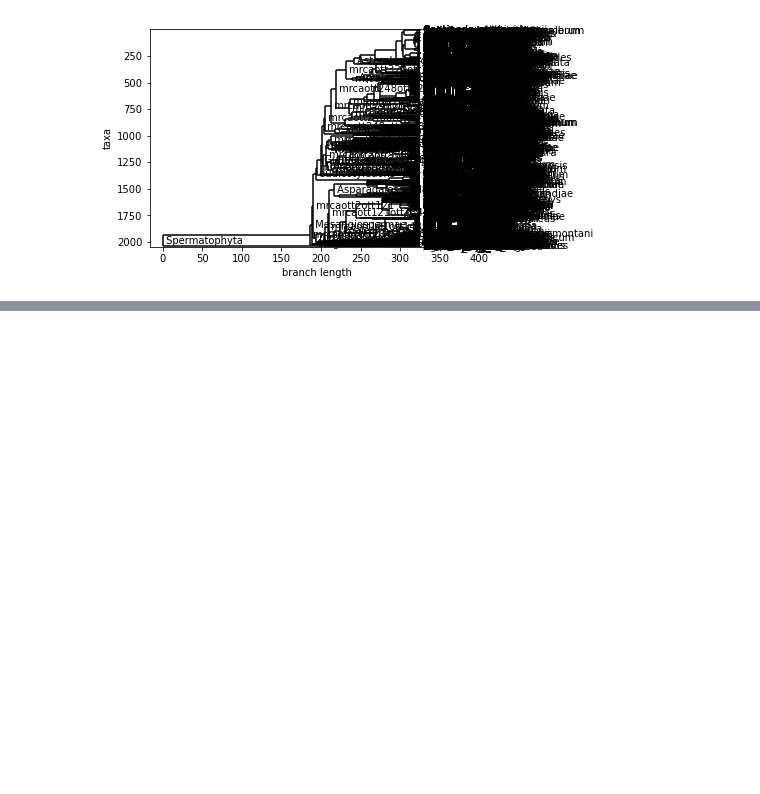
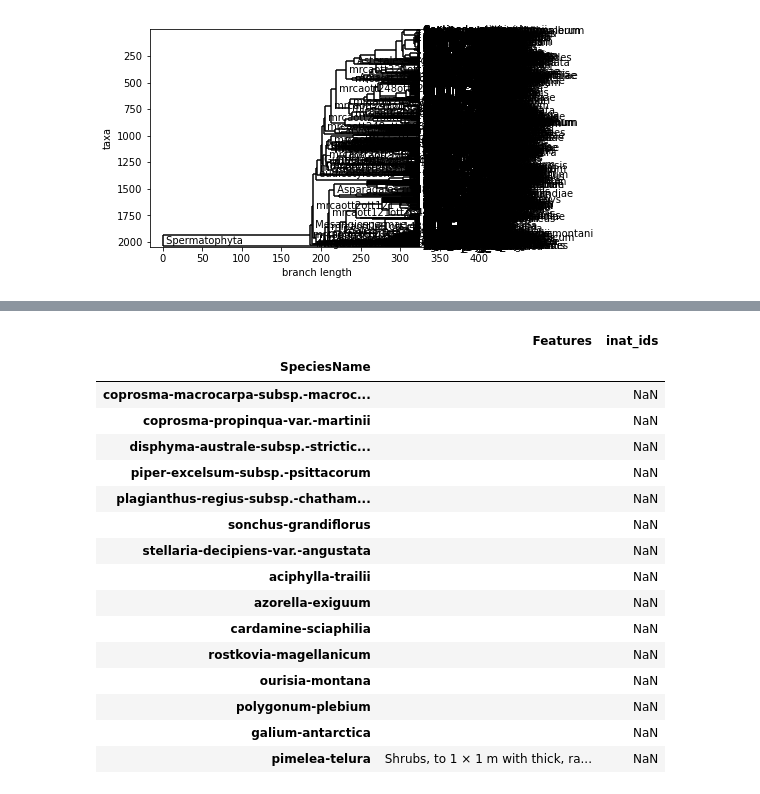
Before and after one commit to simone7monaco/newzeland-plants, a Jupyter notebook: Analysis.ipynb, the cells around one changed output, grey strips where cells are left out. Saved outputs shown, nothing was run; the diff lists cells and outputs as text; code cells hidden in the pictures; blank space fills up the shorter version.

```diff
--- a/Analysis.ipynb
+++ b/Analysis.ipynb
@@ -330,0 +286,21 @@ Phylo.draw(tree, do_show=False)
+# %%
+tmp = species.assign(inat_ids=ids)[['Features', 'inat_ids']]
+tmp[tmp.inat_ids.isna()]
+# %% [output]
+|  | Features | inat_ids |
+| SpeciesName |  |  |
+| coprosma-macrocarpa-subsp.-macroc... |  | NaN |
+| coprosma-propinqua-var.-martinii |  | NaN |
+| disphyma-australe-subsp.-strictic... |  | NaN |
+| piper-excelsum-subsp.-psittacorum |  | NaN |
+| plagianthus-regius-subsp.-chatham... |  | NaN |
+| sonchus-grandiflorus |  | NaN |
+| stellaria-decipiens-var.-angustata |  | NaN |
+| aciphylla-trailii |  | NaN |
+| azorella-exiguum |  | NaN |
+| cardamine-sciaphilia |  | NaN |
+| rostkovia-magellanicum |  | NaN |
+| ourisia-montana |  | NaN |
+| polygonum-plebium |  | NaN |
+| galium-antarctica |  | NaN |
+| pimelea-telura | Shrubs, to 1 × 1 m with thick, ra... | NaN |
```
Also changed, not shown: parts of 38 cells of this notebook, 5 other files.
